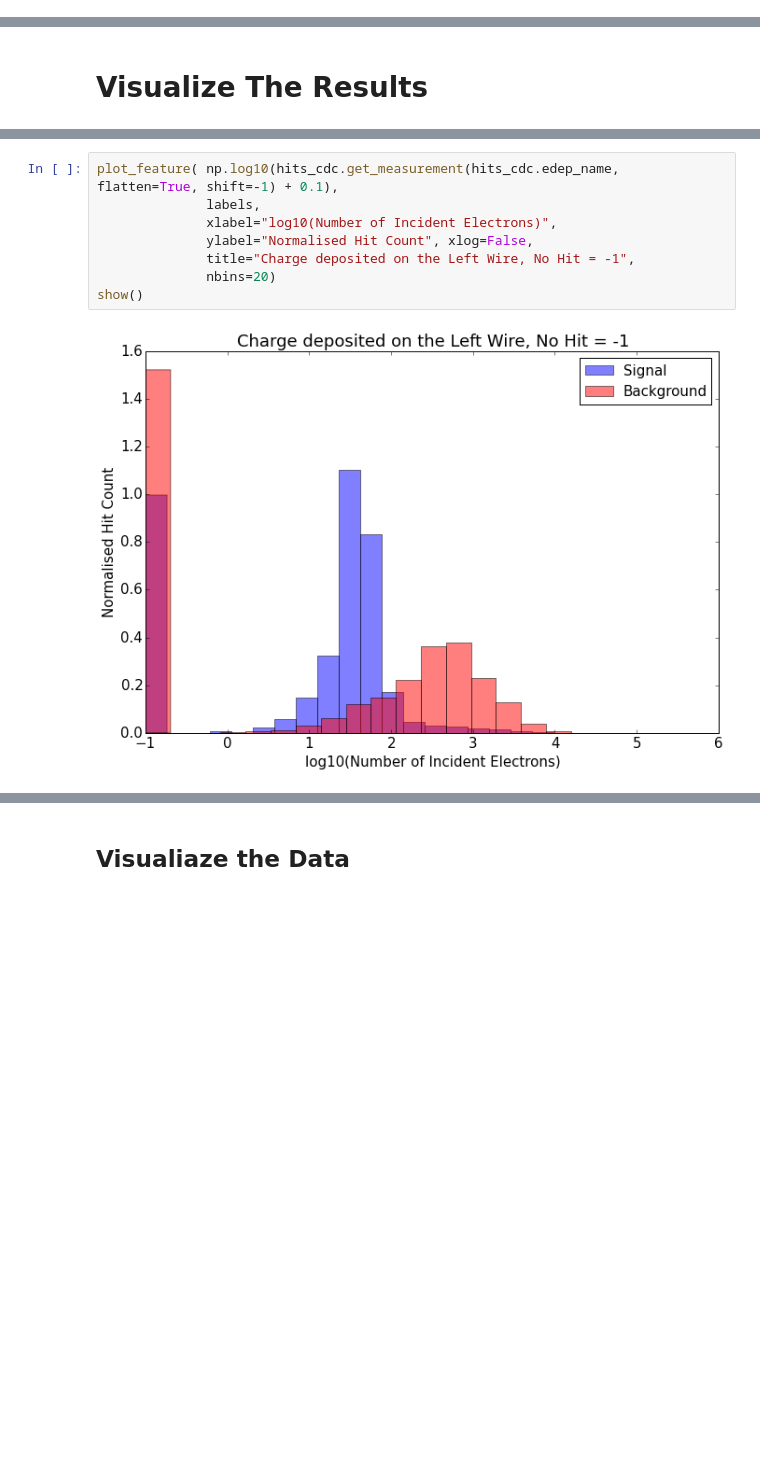
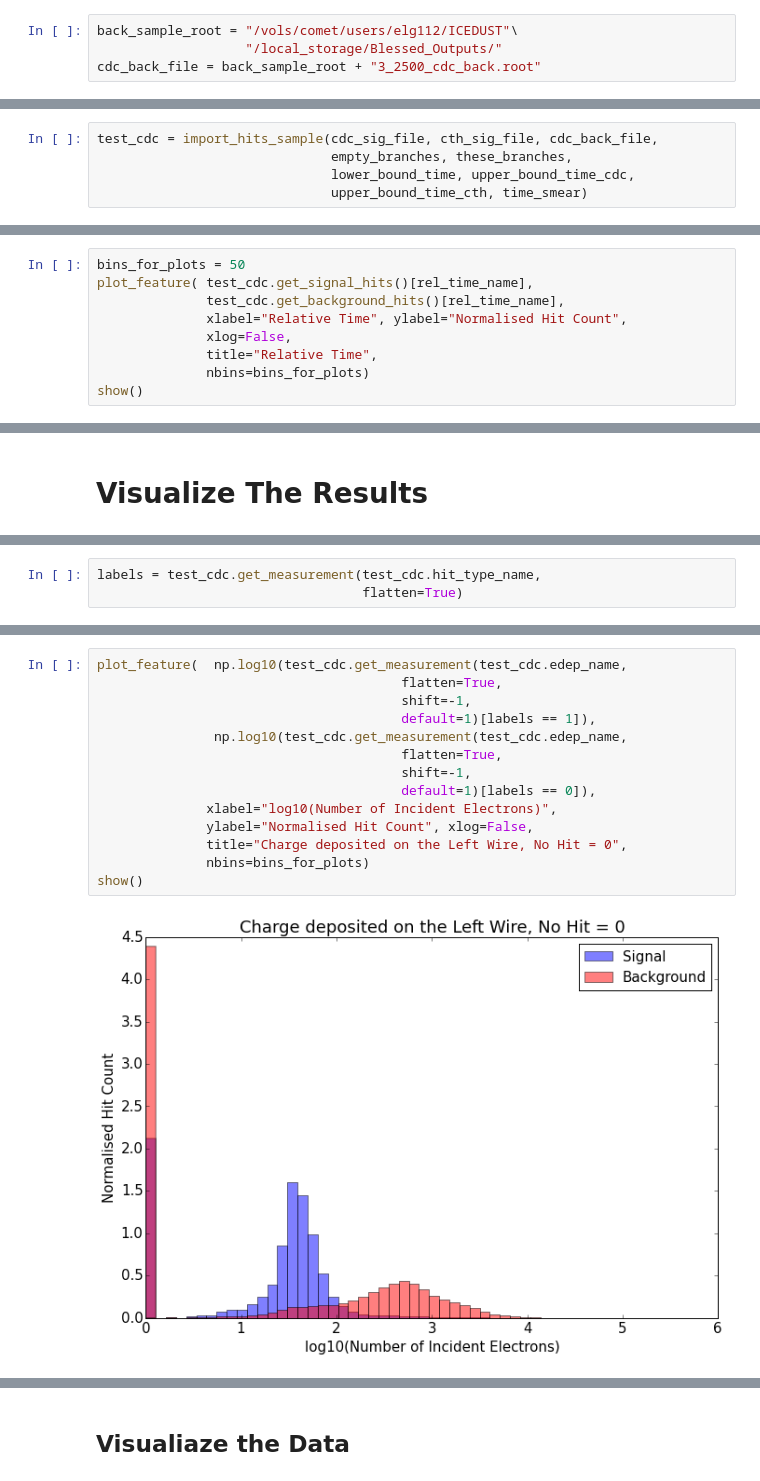
Before and after one commit to ewengillies/track-finding-yandex, a Jupyter notebook: notebooks/ICEDUST_MainPipeline.ipynb, the cells around one changed output, grey strips where cells are left out. Cells and saved outputs as stored; diff of their text form; blank space fills up the shorter version.

```diff
--- a/notebooks/ICEDUST_MainPipeline.ipynb
+++ b/notebooks/ICEDUST_MainPipeline.ipynb
@@ -912,0 +884,4 @@ final_diagnostics = factory.test_on(
+# %%
+back_sample_root = "/vols/comet/users/elg112/ICEDUST"\
+                   "/local_storage/Blessed_Outputs/"
+cdc_back_file = back_sample_root + "3_2500_cdc_back.root"
@@ -912,0 +892,5 @@ final_diagnostics = factory.test_on(
+# %%
+test_cdc = import_hits_sample(cdc_sig_file, cth_sig_file, cdc_back_file,
+                              empty_branches, these_branches,
+                              lower_bound_time, upper_bound_time_cdc,
+                              upper_bound_time_cth, time_smear)
@@ -912,0 +927,9 @@ final_diagnostics = factory.test_on(
+# %%
+bins_for_plots = 50
+plot_feature( test_cdc.get_signal_hits()[rel_time_name],
+              test_cdc.get_background_hits()[rel_time_name],
+              xlabel="Relative Time", ylabel="Normalised Hit Count",
+              xlog=False,
+              title="Relative Time",
+              nbins=bins_for_plots)
+show()
@@ -932,0 +1017,3 @@ labels = np.take([0,2,1], hits_cdc.get_measurement("CDCHit.fIsSig",
+# %%
+labels = test_cdc.get_measurement(test_cdc.hit_type_name,
+                                  flatten=True)
@@ -945,11 +1057,17 @@ show()
 # %%
-plot_feature( np.log10(hits_cdc.get_measurement(hits_cdc.edep_name, flatten=True, shift=-1) + 0.1),
-              labels,
+plot_feature(  np.log10(test_cdc.get_measurement(test_cdc.edep_name,
+                                       flatten=True,
+                                       shift=-1,
+                                       default=1)[labels == 1]),
+               np.log10(test_cdc.get_measurement(test_cdc.edep_name,
+                                       flatten=True,
+                                       shift=-1,
+                                       default=1)[labels == 0]),
               xlabel="log10(Number of Incident Electrons)",
               ylabel="Normalised Hit Count", xlog=False,
-              title="Charge deposited on the Left Wire, No Hit = -1",
-              nbins=20)
+              title="Charge deposited on the Left Wire, No Hit = 0",
+              nbins=bins_for_plots)
 show()
 # %% [output]
-[figure, old version]
+[figure, new version]
 # %%
```
Also changed, not shown: parts of 191 cells of this notebook, 2 other files.
